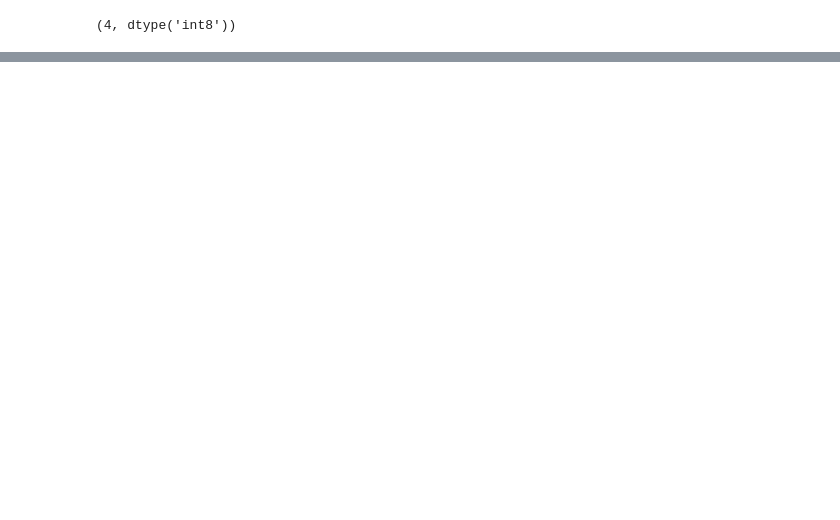
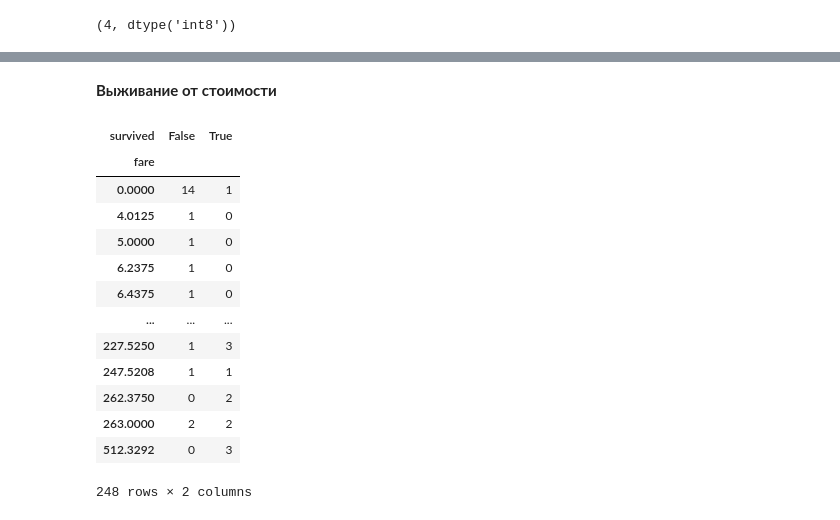
Before and after one commit to SENATOROVAI/DataScience-Maxim, a Jupyter notebook: Python/Pandas.ipynb, the cells around one changed output, grey strips where cells are left out. Drawn from its saved outputs; the diff is of its cells as text; code cells hidden in the pictures; blank space fills up the shorter version.

```diff
--- a/Python/Pandas.ipynb
+++ b/Python/Pandas.ipynb
@@ -28,0 +82,2 @@ dtype: int64
+# %%
+df = pd.read_csv('https://raw.githubusercontent.com/seamanc2016/titanic/main/titanic.csv') # чтение csv
@@ -28,0 +132,5 @@ dtype: int64
+# %%
+# ('Выжил', 'Погиб')
+survived = df['survived'] == 1
+sex = pd.crosstab(df['sex'], survived)
+sex
@@ -28,0 +178,20 @@ dtype: int64
+# %% [markdown]
+<b> Выживание от стоимости </b>
+# %%
+fare = pd.crosstab(df['fare'], survived)
+fare
+# %% [output]
+| survived | False | True |
+| fare |  |  |
+| 0.0000 | 14 | 1 |
+| 4.0125 | 1 | 0 |
+| 5.0000 | 1 | 0 |
+| 6.2375 | 1 | 0 |
+| 6.4375 | 1 | 0 |
+| ... | ... | ... |
+| 227.5250 | 1 | 3 |
+| 247.5208 | 1 | 1 |
+| 262.3750 | 0 | 2 |
+| 263.0000 | 2 | 2 |
+| 512.3292 | 0 | 3 |
+248 rows × 2 columns
```
Also changed, not shown: parts of 26 cells of this notebook, 4 other files.
